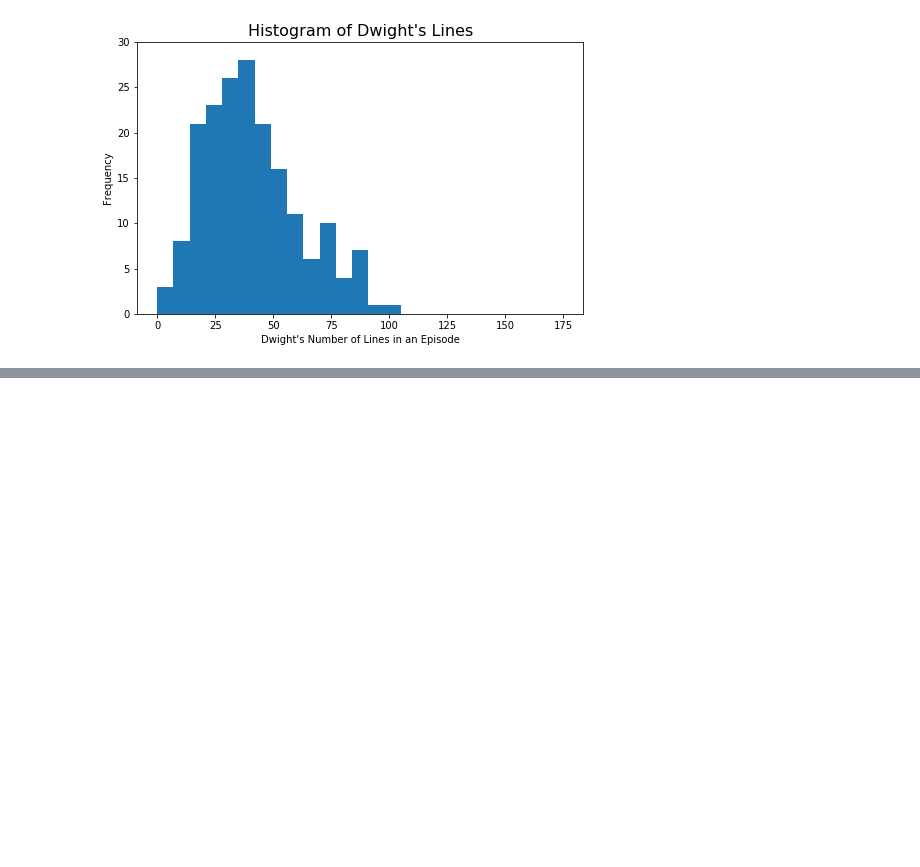
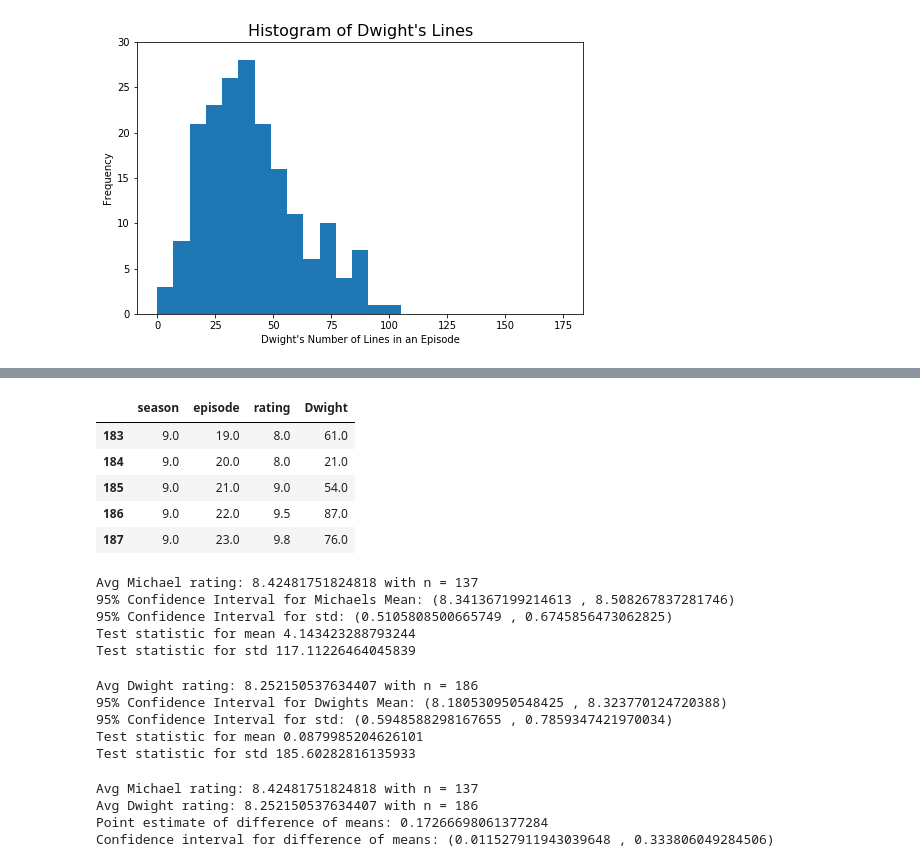
Before and after one commit to scearnest/The-Office-Data-Analysis, a Jupyter notebook: The Office Data Analysis.ipynb, the cells around one changed output, grey strips where cells are left out. Drawn from its saved outputs; the diff is of its cells as text; code cells hidden in the pictures; blank space fills up the shorter version.

```diff
--- a/The Office Data Analysis.ipynb
+++ b/The Office Data Analysis.ipynb
@@ -231,0 +298,72 @@ Dwight Std:20.725544230913176
+# %%
+df_D = df_D[df_D['Dwight'].notna()]
+x_D = df_D['rating'].mean()
+n_D = df_D.shape[0]
+s_D = df_D['rating'].std()
+
+df_D.tail(5)
+# %% [output]
+|  | season | episode | rating | Dwight |
+| 183 | 9.0 | 19.0 | 8.0 | 61.0 |
+| 184 | 9.0 | 20.0 | 8.0 | 21.0 |
+| 185 | 9.0 | 21.0 | 9.0 | 54.0 |
+| 186 | 9.0 | 22.0 | 9.5 | 87.0 |
+| 187 | 9.0 | 23.0 | 9.8 | 76.0 |
+# %%
+print("Avg Michael rating: " + str(x_M) + " with n = " + str(n_M))
+m_mean_lower_bound = x_M - (z * s / np.sqrt(n_M))
+m_mean_upper_bound = x_M + (z * s / np.sqrt(n_M))
+print('95% Confidence Interval for Michaels Mean: (' + str(m_mean_lower_bound) + ' , ' + str(m_mean_upper_bound) + ')')
+
+m_std_upper_bound = np.sqrt((n-1)*(s_M*s_M)/74.2214)
+m_std_lower_bound = np.sqrt((n-1)*(s_M*s_M)/129.561)
+print('95% Confidence Interval for std: (' + str(m_std_lower_bound) + ' , ' + str(m_std_upper_bound) + ')')
+
+test_stat_m = (x_M - 8.248404255319146)/(s_M/ np.sqrt(n_M))
+print("Test statistic for mean " + str(test_stat_m))
+
+test_stat_std = (s_M/0.5787203349443079)*(n_M-1)
+print("Test statistic for std " + str(test_stat_std))
+# %% [output]
+Avg Michael rating: 8.42481751824818 with n = 137
+95% Confidence Interval for Michaels Mean: (8.341367199214613 , 8.508267837281746)
+95% Confidence Interval for std: (0.5105808500665749 , 0.6745856473062825)
+Test statistic for mean 4.143423288793244
+Test statistic for std 117.11226464045839
+# %%
+d_mean_lower_bound = x_D - (z * s / np.sqrt(n_D))
+d_mean_upper_bound = x_D + (z * s / np.sqrt(n_D))
+print("Avg Dwight rating: " + str(x_D) + " with n = " + str(n_D))
+print('95% Confidence Interval for Dwights Mean: (' + str(d_mean_lower_bound) + ' , ' + str(d_mean_upper_bound) + ')')
+
+d_std_upper_bound = np.sqrt((n-1)*(s_D*s_D)/74.2214)
+d_std_lower_bound = np.sqrt((n-1)*(s_D*s_D)/129.561)
+print('95% Confidence Interval for std: (' + str(d_std_lower_bound) + ' , ' + str(d_std_upper_bound) + ')')
+
+test_stat_m = (x_D - 8.248404255319146)/(s_D/ np.sqrt(n_D))
+print("Test statistic for mean " + str(test_stat_m))
+
+test_stat_std = (s_D/0.5787203349443079)*(n_D-1)
+print("Test statistic for std " + str(test_stat_std))
+# %% [output]
+Avg Dwight rating: 8.252150537634407 with n = 186
+95% Confidence Interval for Dwights Mean: (8.180530950548425 , 8.323770124720388)
+95% Confidence Interval for std: (0.5948588298167655 , 0.7859347421970034)
+Test statistic for mean 0.0879985204626101
+Test statistic for std 185.60282816135933
+# %%
+diff = x_M - x_D
+
+print("Avg Michael rating: " + str(x_M) + " with n = " + str(n_M))
+print("Avg Dwight rating: " + str(x_D) + " with n = " + str(n_D))
+print("Point estimate of difference of means: " + str(diff))
+
+diff_lower = diff - z*(np.sqrt((s_D/n_D) + (s_M/n_M)))
+diff_upper = diff + z*(np.sqrt((s_D/n_D) + (s_M/n_M)))
+
+print("Confidence interval for difference of means: (" + str(diff_lower) + " , " + str(diff_upper) + ")")
+# %% [output]
+Avg Michael rating: 8.42481751824818 with n = 137
+Avg Dwight rating: 8.252150537634407 with n = 186
+Point estimate of difference of means: 0.17266698061377284
+Confidence interval for difference of means: (0.011527911943039648 , 0.333806049284506)
```
Also changed, not shown: parts of 10 cells of this notebook, 1 other file.
